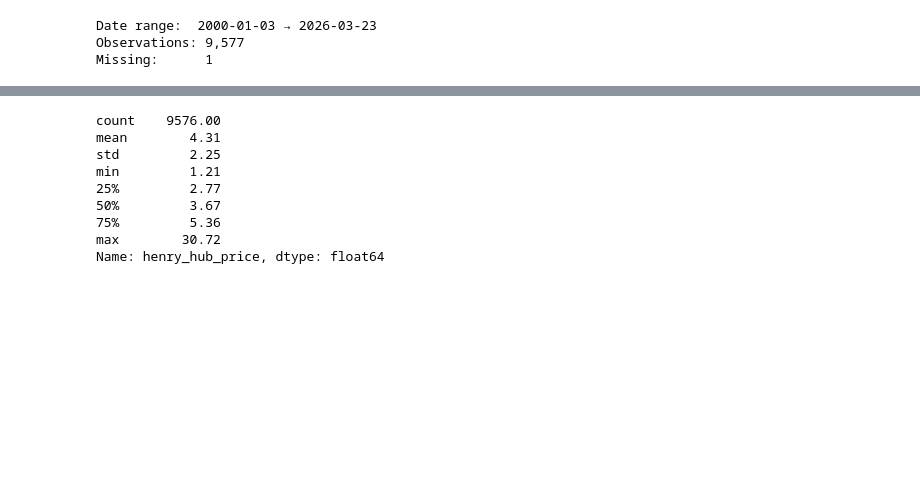
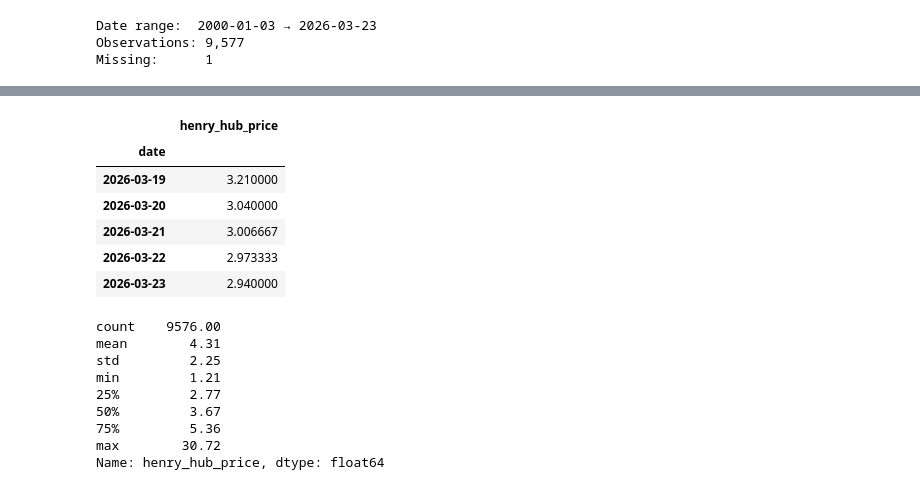
Before and after one commit to alexbrownian/NatGasModel_US, a Jupyter notebook: notebooks/data_overview/001_henry_hub_price.ipynb, the cells around one changed output, grey strips where cells are left out. Saved outputs shown, nothing was run; the diff lists cells and outputs as text; code cells hidden in the pictures; blank space fills up the shorter version.

```diff
--- a/notebooks/data_overview/001_henry_hub_price.ipynb
+++ b/notebooks/data_overview/001_henry_hub_price.ipynb
@@ -63,3 +64,14 @@ prices.to_frame().sample(5).sort_index()
+# %%
+prices.index[-5:]
+prices.to_frame().tail(5)
+# %% [output]
+|  | henry_hub_price |
+| date |  |
+| 2026-03-19 | 3.210000 |
+| 2026-03-20 | 3.040000 |
+| 2026-03-21 | 3.006667 |
+| 2026-03-22 | 2.973333 |
+| 2026-03-23 | 2.940000 |
 # %%
 prices.describe().round(2)
 # %% [output]
```
Also changed, not shown: parts of 7 cells of this notebook, 15 other files.
